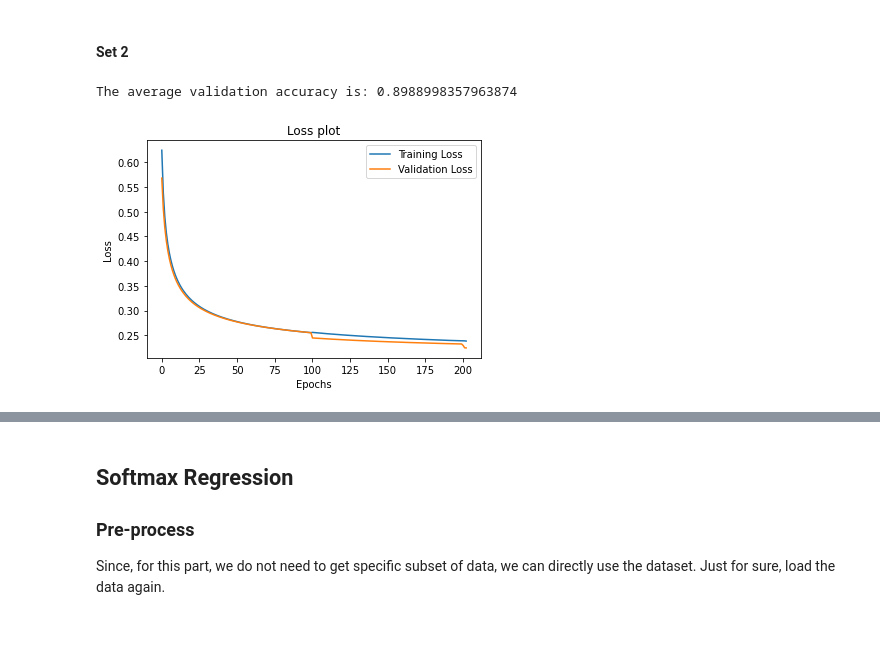
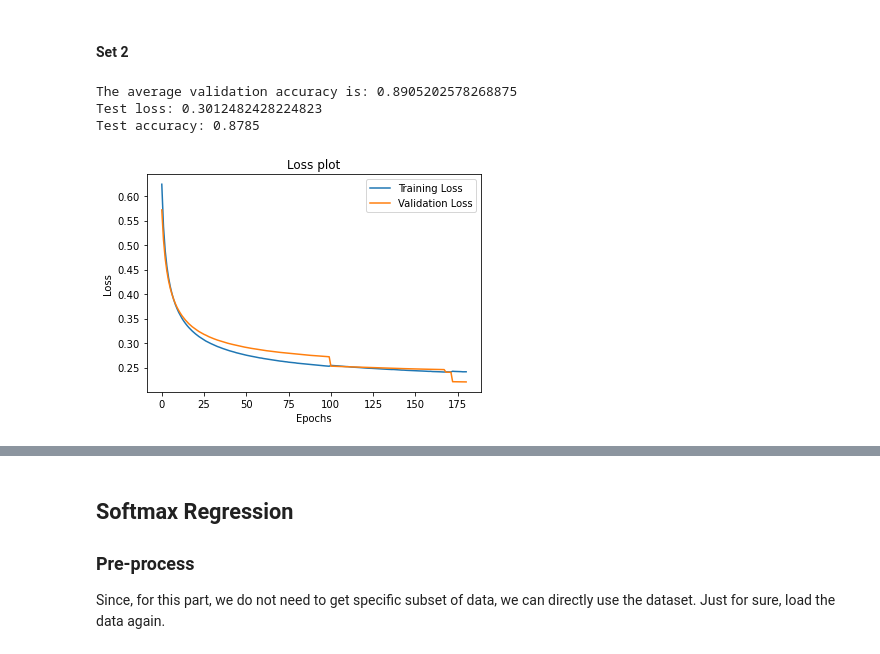
Before and after one commit to hblyx/CSE-151B, a Jupyter notebook: PA1/PA1_logreg.ipynb, the cells around one changed output, grey strips where cells are left out. Drawn from its saved outputs; the diff is of its cells as text; code cells hidden in the pictures.

```diff
--- a/PA1/PA1_logreg.ipynb
+++ b/PA1/PA1_logreg.ipynb
@@ -136,6 +135,7 @@ def cross_validation(dataset, hyperparameters, activation, loss, out_dim):
 
     for train, val in data.generate_k_fold_set(dataset, k=hyperparameters["k_folds"]):
         for epoch in range(hyperparameters["epochs"]):
+            train = data.shuffle(train)
             loss_train = [] # training loss per epoch including all mini-batchs
             for minibatch in data.generate_minibatches(train, batch_size=hyperparameters["batch_size"]): # SGD
                 loss_batch, _ = regressor.train(minibatch)
@@ -186,13 +204,19 @@ Test accuracy: 0.988
 # %%
 # use the default setting
 hyperparameters = {"epochs": 100,
                    "batch_size": 64,
                    "learning_rate": 0.001,
                    "k_folds": 10}
 
 regressor_set2, val_acc_set2 = cross_validation(train_val_set2, hyperparameters, network.softmax, network.multiclass_cross_entropy, 2)
 print("The average validation accuracy is:", val_acc_set2)
+# test the test set performance
+test_loss, test_acc = regressor_set2.test(test_set2)
+print("Test loss:", test_loss)
+print("Test accuracy:", test_acc)
 # %% [output]
-The average validation accuracy is: 0.8988998357963874
+The average validation accuracy is: 0.8905202578268875
+Test loss: 0.3012482428224823
+Test accuracy: 0.8785
-[figure, old version]
+[figure, new version]
 # %%
```
Also changed, not shown: parts of 8 cells of this notebook.
